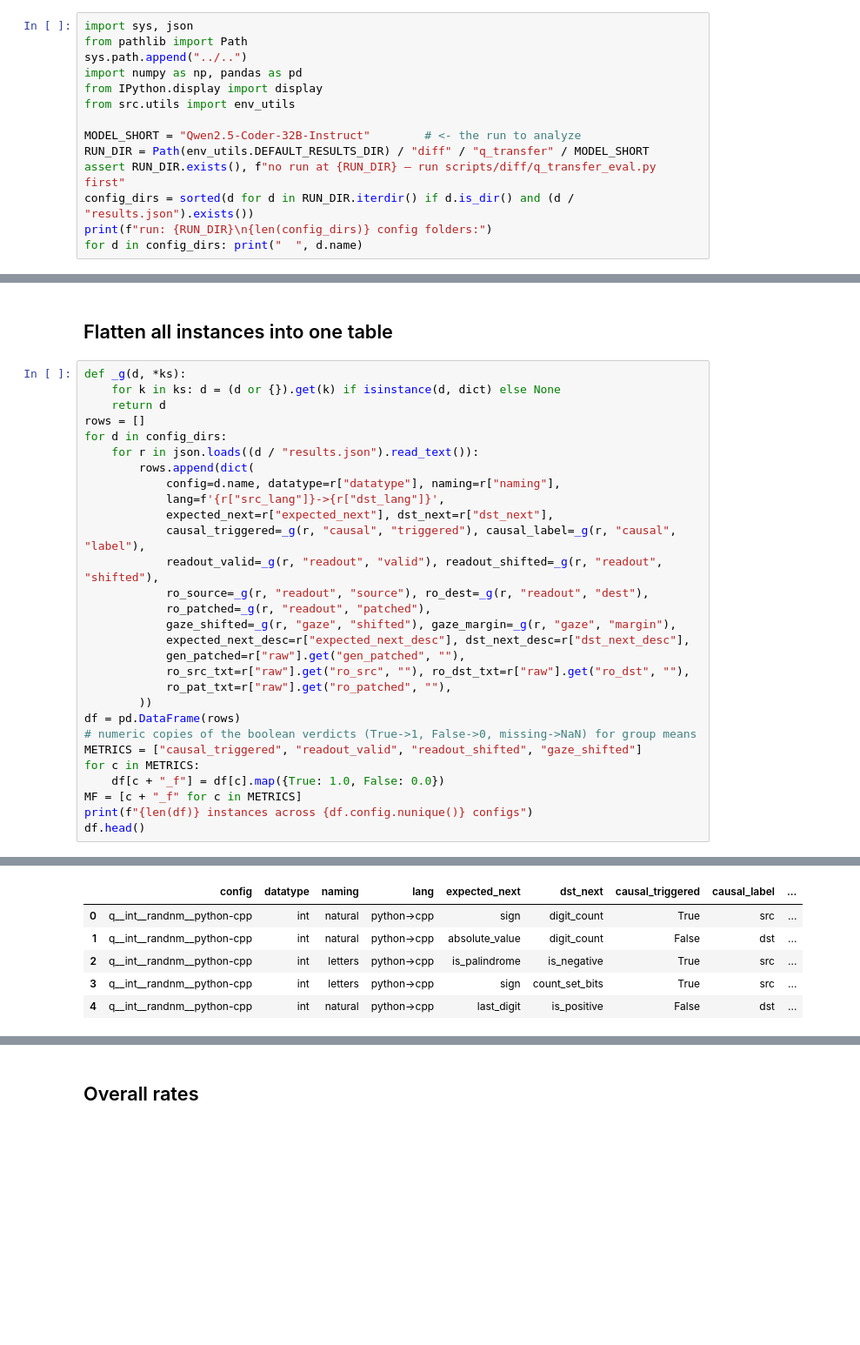
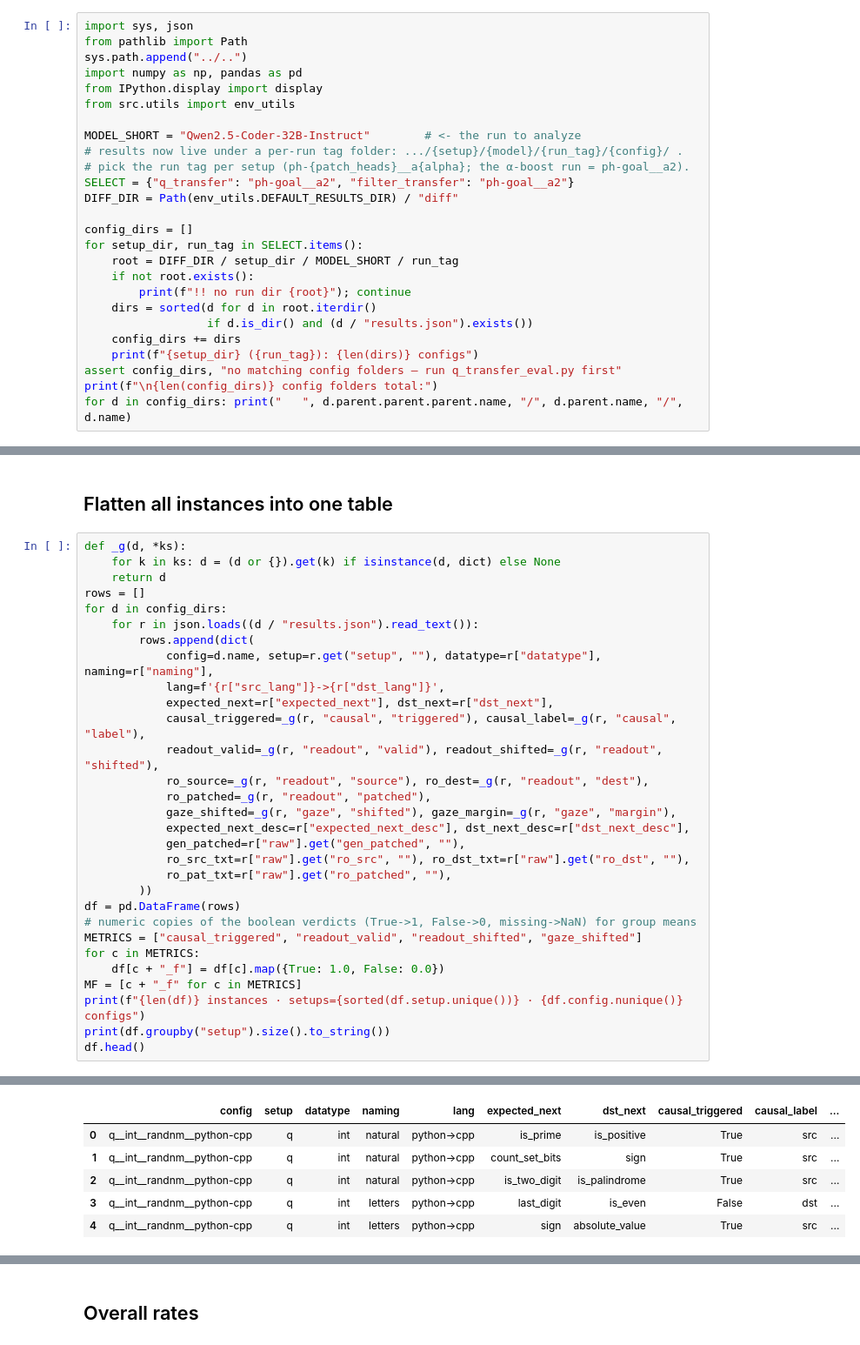
Before and after one commit to arnab-api/goals, a Jupyter notebook: notebooks/diff/04.1_eval_results.ipynb, the cells around one changed output, grey strips where cells are left out. Shown at 87% size. Saved outputs shown, nothing was run; the diff lists cells and outputs as text; blank space fills up the shorter version.

```diff
--- a/notebooks/diff/04.1_eval_results.ipynb
+++ b/notebooks/diff/04.1_eval_results.ipynb
@@ -11,9 +11,21 @@ from IPython.display import display
 from src.utils import env_utils
 
 MODEL_SHORT = "Qwen2.5-Coder-32B-Instruct"        # <- the run to analyze
-RUN_DIR = Path(env_utils.DEFAULT_RESULTS_DIR) / "diff" / "q_transfer" / MODEL_SHORT
-assert RUN_DIR.exists(), f"no run at {RUN_DIR} — run scripts/diff/q_transfer_eval.py first"
-config_dirs = sorted(d for d in RUN_DIR.iterdir() if d.is_dir() and (d / "results.json").exists())
-print(f"run: {RUN_DIR}\n{len(config_dirs)} config folders:")
-for d in config_dirs: print("  ", d.name)
+# results now live under a per-run tag folder: .../{setup}/{model}/{run_tag}/{config}/ .
+# pick the run tag per setup (ph-{patch_heads}__a{alpha}; the α-boost run = ph-goal__a2).
+SELECT = {"q_transfer": "ph-goal__a2", "filter_transfer": "ph-goal__a2"}
+DIFF_DIR = Path(env_utils.DEFAULT_RESULTS_DIR) / "diff"
+
+config_dirs = []
+for setup_dir, run_tag in SELECT.items():
+    root = DIFF_DIR / setup_dir / MODEL_SHORT / run_tag
+    if not root.exists():
+        print(f"!! no run dir {root}"); continue
+    dirs = sorted(d for d in root.iterdir()
+                  if d.is_dir() and (d / "results.json").exists())
+    config_dirs += dirs
+    print(f"{setup_dir} ({run_tag}): {len(dirs)} configs")
+assert config_dirs, "no matching config folders — run q_transfer_eval.py first"
+print(f"\n{len(config_dirs)} config folders total:")
+for d in config_dirs: print("   ", d.parent.parent.parent.name, "/", d.parent.name, "/", d.name)
 # %% [output]
@@ -37,7 +57,7 @@ rows = []
 for d in config_dirs:
     for r in json.loads((d / "results.json").read_text()):
         rows.append(dict(
-            config=d.name, datatype=r["datatype"], naming=r["naming"],
+            config=d.name, setup=r.get("setup", ""), datatype=r["datatype"], naming=r["naming"],
             lang=f'{r["src_lang"]}->{r["dst_lang"]}',
             expected_next=r["expected_next"], dst_next=r["dst_next"],
             causal_triggered=_g(r, "causal", "triggered"), causal_label=_g(r, "causal", "label"),
@@ -56,6 +76,7 @@ METRICS = ["causal_triggered", "readout_valid", "readout_shifted", "gaze_shifted
 for c in METRICS:
     df[c + "_f"] = df[c].map({True: 1.0, False: 0.0})
 MF = [c + "_f" for c in METRICS]
-print(f"{len(df)} instances across {df.config.nunique()} configs")
+print(f"{len(df)} instances · setups={sorted(df.setup.unique())} · {df.config.nunique()} configs")
+print(df.groupby("setup").size().to_string())
 df.head()
 # %% [output]
@@ -63,6 +87,6 @@ df.head()
-|  | config | datatype | naming | lang | expected_next | dst_next | causal_triggered | causal_label | ... |
-| 0 | q__int__randnm__python-cpp | int | natural | python->cpp | sign | digit_count | True | src | ... |
-| 1 | q__int__randnm__python-cpp | int | natural | python->cpp | absolute_value | digit_count | False | dst | ... |
-| 2 | q__int__randnm__python-cpp | int | letters | python->cpp | is_palindrome | is_negative | True | src | ... |
-| 3 | q__int__randnm__python-cpp | int | letters | python->cpp | sign | count_set_bits | True | src | ... |
-| 4 | q__int__randnm__python-cpp | int | natural | python->cpp | last_digit | is_positive | False | dst | ... |
+|  | config | setup | datatype | naming | lang | expected_next | dst_next | causal_triggered | causal_label | ... |
+| 0 | q__int__randnm__python-cpp | q | int | natural | python->cpp | is_prime | is_positive | True | src | ... |
+| 1 | q__int__randnm__python-cpp | q | int | natural | python->cpp | count_set_bits | sign | True | src | ... |
+| 2 | q__int__randnm__python-cpp | q | int | natural | python->cpp | is_two_digit | is_palindrome | True | src | ... |
+| 3 | q__int__randnm__python-cpp | q | int | letters | python->cpp | last_digit | is_even | False | dst | ... |
+| 4 | q__int__randnm__python-cpp | q | int | letters | python->cpp | sign | absolute_value | True | src | ... |
```
Also changed, not shown: parts of 12 cells of this notebook, 6 other files.
